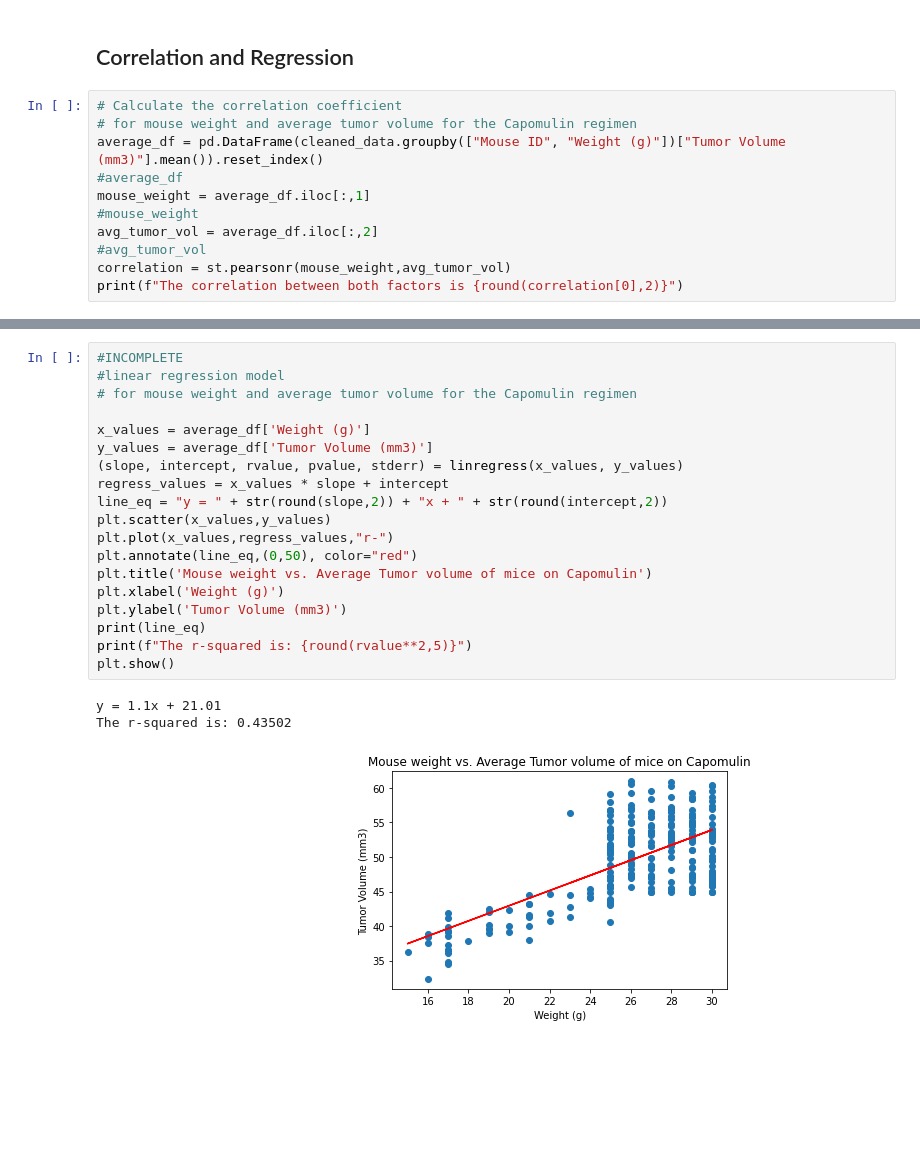
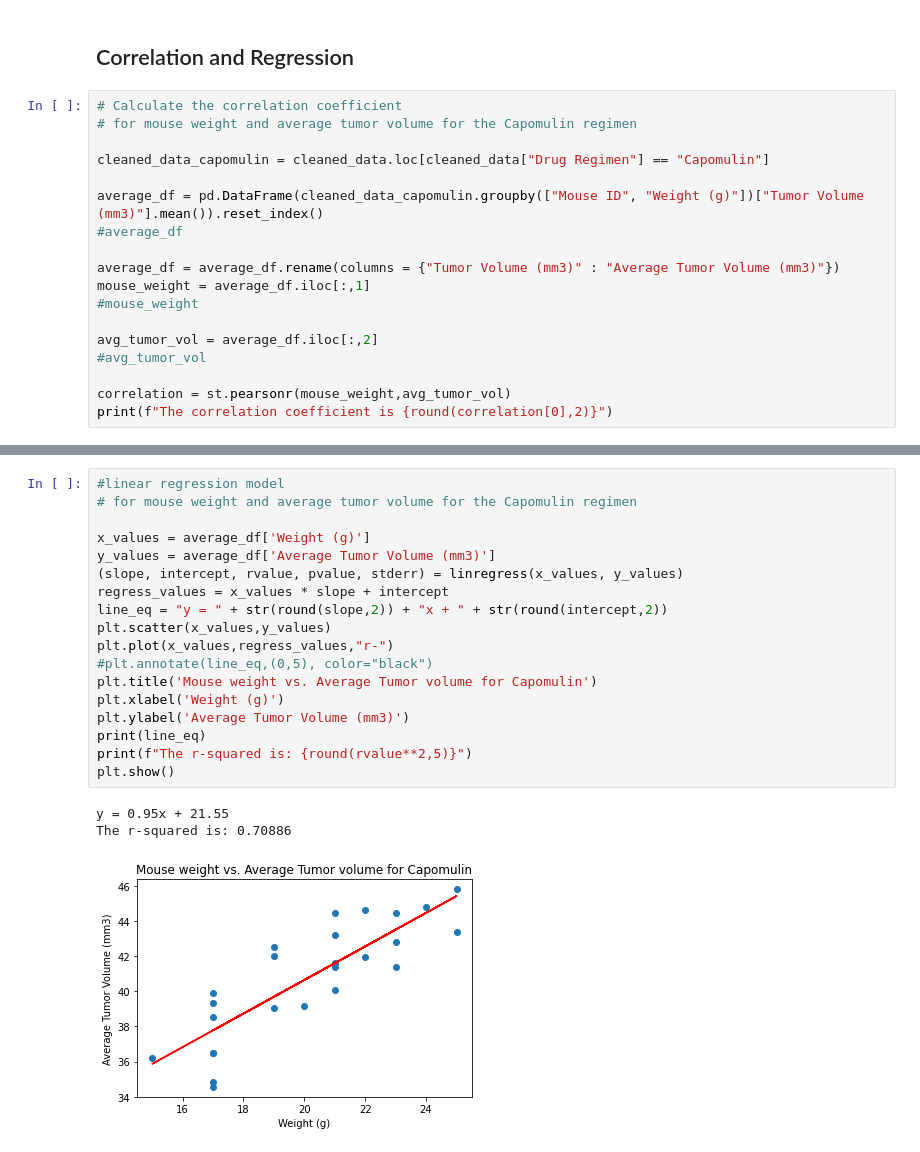
Before and after one commit to vyshnalluri/Matplotlib_Homework, a Jupyter notebook: Pymaceuticals/pymaceuticals_starter.ipynb, the cells around one changed output, grey strips where cells are left out. Saved outputs shown, nothing was run; the diff lists cells and outputs as text; blank space fills up the shorter version.

```diff
--- a/Pymaceuticals/pymaceuticals_starter.ipynb
+++ b/Pymaceuticals/pymaceuticals_starter.ipynb
@@ -347,12 +375,19 @@ plt.show()
 # %%
 # Calculate the correlation coefficient
 # for mouse weight and average tumor volume for the Capomulin regimen
-average_df = pd.DataFrame(cleaned_data.groupby(["Mouse ID", "Weight (g)"])["Tumor Volume (mm3)"].mean()).reset_index()
+
+cleaned_data_capomulin = cleaned_data.loc[cleaned_data["Drug Regimen"] == "Capomulin"]
+
+average_df = pd.DataFrame(cleaned_data_capomulin.groupby(["Mouse ID", "Weight (g)"])["Tumor Volume (mm3)"].mean()).reset_index()
 #average_df
+
+average_df = average_df.rename(columns = {"Tumor Volume (mm3)" : "Average Tumor Volume (mm3)"})
 mouse_weight = average_df.iloc[:,1]
 #mouse_weight
+
 avg_tumor_vol = average_df.iloc[:,2]
 #avg_tumor_vol
+
 correlation = st.pearsonr(mouse_weight,avg_tumor_vol)
-print(f"The correlation between both factors is {round(correlation[0],2)}")
+print(f"The correlation coefficient is {round(correlation[0],2)}")
 # %% [output]
@@ -360,23 +415,22 @@ The correlation between both factors is 0.66
 # %%
-#INCOMPLETE
 #linear regression model
 # for mouse weight and average tumor volume for the Capomulin regimen
 
 x_values = average_df['Weight (g)']
-y_values = average_df['Tumor Volume (mm3)']
+y_values = average_df['Average Tumor Volume (mm3)']
 (slope, intercept, rvalue, pvalue, stderr) = linregress(x_values, y_values)
 regress_values = x_values * slope + intercept
 line_eq = "y = " + str(round(slope,2)) + "x + " + str(round(intercept,2))
 plt.scatter(x_values,y_values)
 plt.plot(x_values,regress_values,"r-")
-plt.annotate(line_eq,(0,50), color="red")
-plt.title('Mouse weight vs. Average Tumor volume of mice on Capomulin')
+#plt.annotate(line_eq,(0,5), color="black")
+plt.title('Mouse weight vs. Average Tumor volume for Capomulin')
 plt.xlabel('Weight (g)')
-plt.ylabel('Tumor Volume (mm3)')
+plt.ylabel('Average Tumor Volume (mm3)')
 print(line_eq)
 print(f"The r-squared is: {round(rvalue**2,5)}")
 plt.show()
 # %% [output]
-y = 1.1x + 21.01
-The r-squared is: 0.43502
+y = 0.95x + 21.55
+The r-squared is: 0.70886
-[figure, old version]
+[figure, new version]
```
Also changed, not shown: parts of 13 cells of this notebook.
